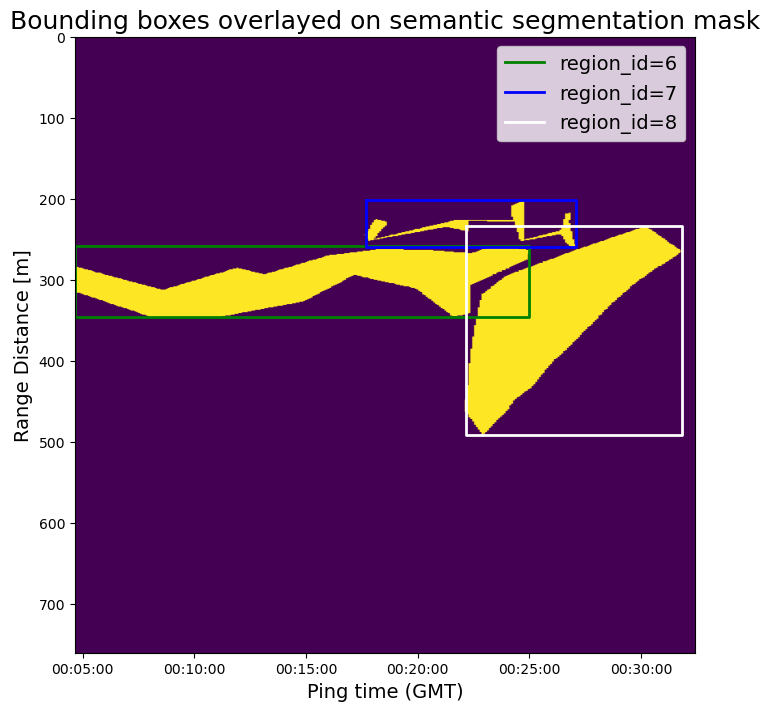
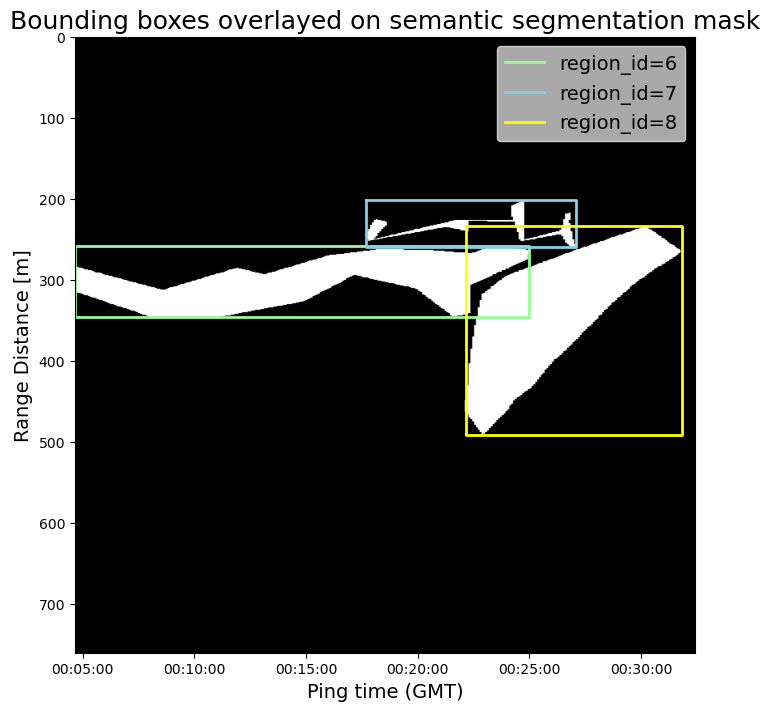
The notebook cell's code change between the first figure and the second:
--- before
+++ after
@@ -19,9 +19,9 @@
     extent=extent,
     aspect="auto",
-    cmap="viridis"
+    cmap="gray"
 )
 
 # Overlay regions
-region_colors = {6: "green", 7: "blue", 8: "white"}
+region_colors = {6: "palegreen", 7: "skyblue", 8: "yellow"}
 for region_id, verts in vertices.items():
     bounding_box = [
@@ -42,5 +42,5 @@
 ax.set_xlabel("Ping time (GMT)", fontsize=14)
 ax.set_ylabel("Range Distance [m]", fontsize=14)
-ax.legend(fontsize=14)
+ax.legend(fontsize=14, facecolor='darkgray', framealpha=1)
 ax.set_title(
     "Bounding boxes overlayed on semantic segmentation mask",

Commit: fix colormap